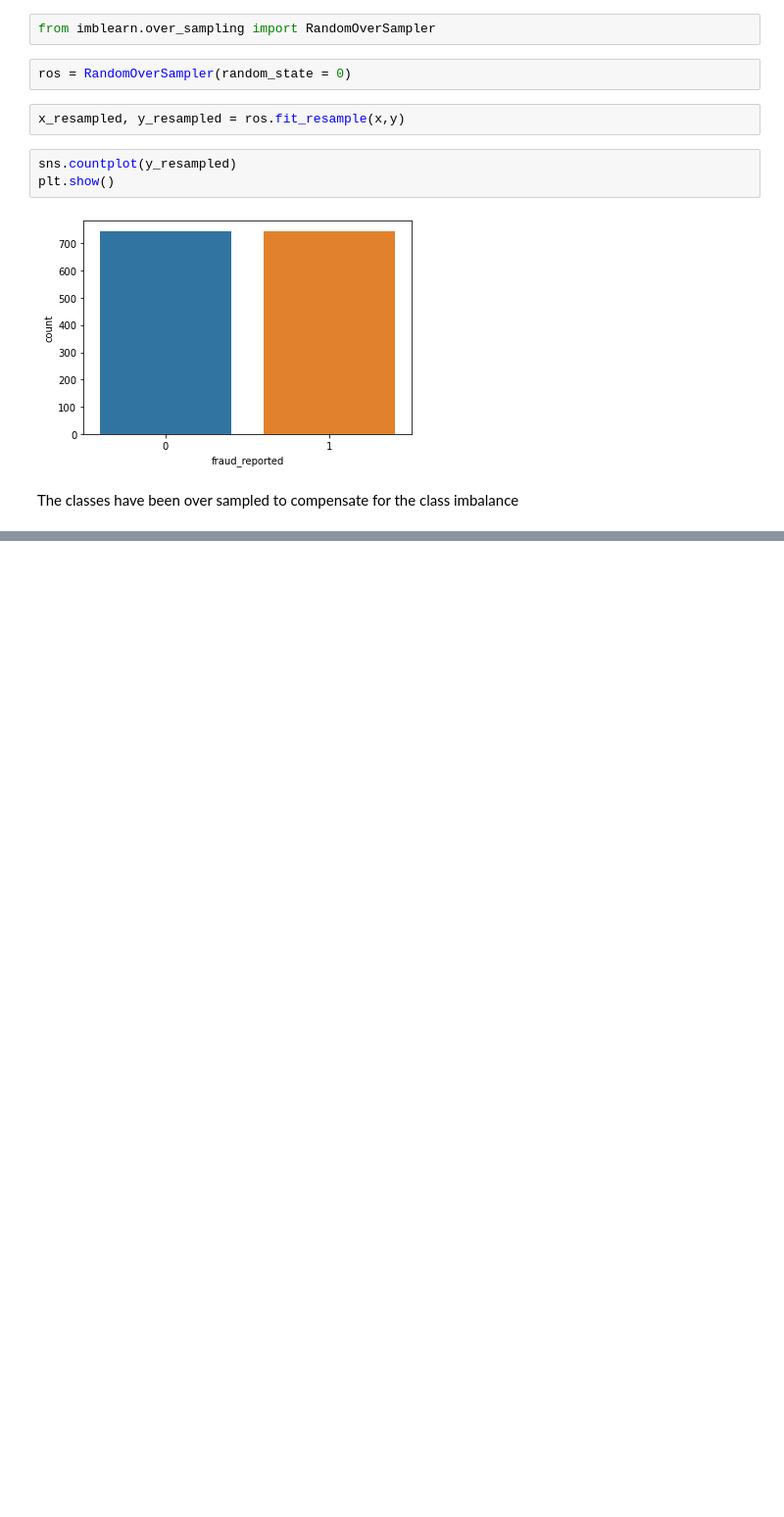
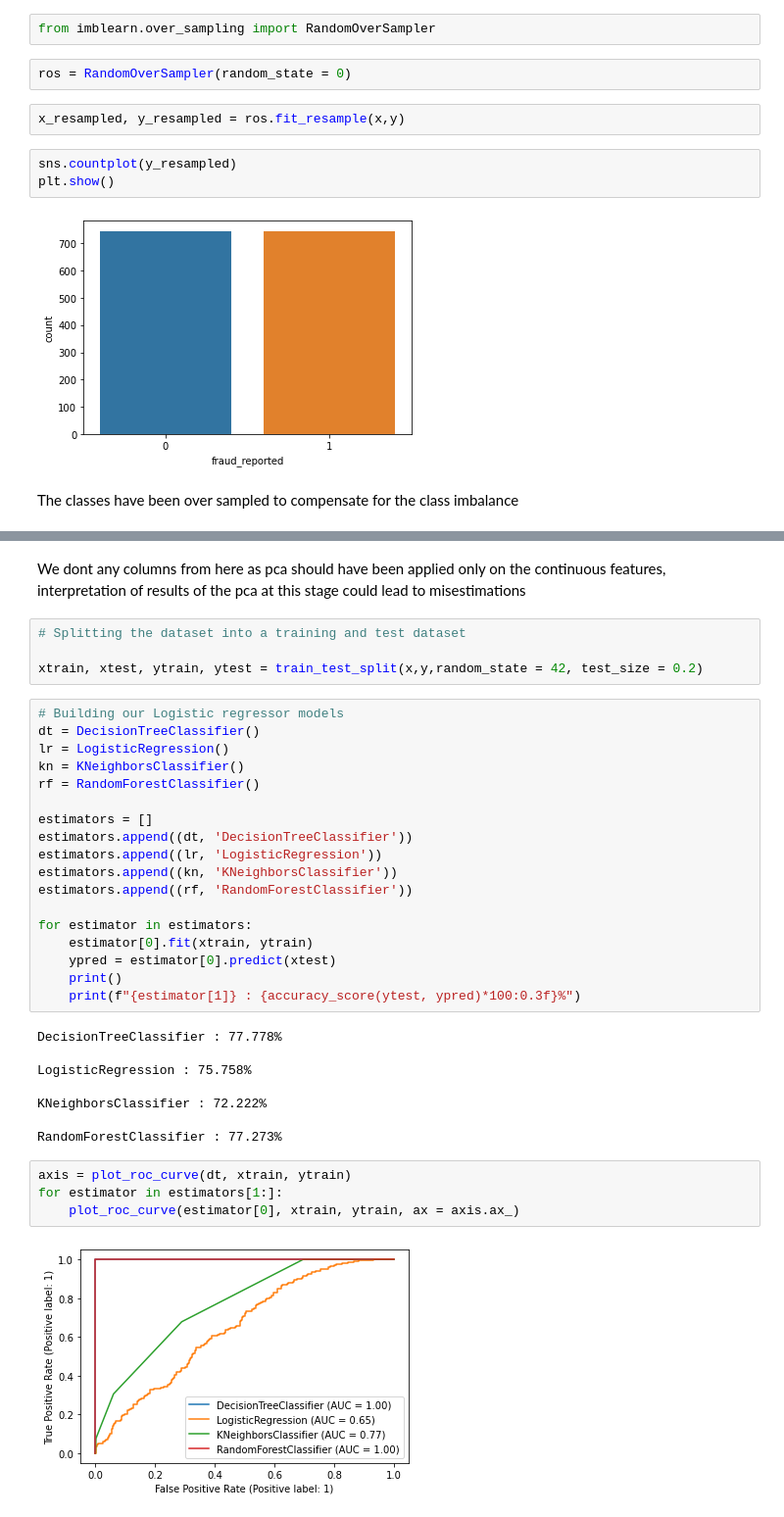
Before and after one commit to zobekenobe/DT-Evaluation-Project, a Jupyter notebook: Project 10.ipynb, the cells around one changed output, grey strips where cells are left out. Shown at 98% size. Cells and saved outputs as stored; diff of their text form; blank space fills up the shorter version.

```diff
--- a/Project 10.ipynb
+++ b/Project 10.ipynb
@@ -590,0 +640,38 @@ The classes have been over sampled to compensate for the class imbalance
+# %% [markdown]
+We dont any columns from here as pca should have been applied only on the continuous features, interpretation of results of the pca at this stage could lead to misestimations
+# %%
+# Splitting the dataset into a training and test dataset
+
+xtrain, xtest, ytrain, ytest = train_test_split(x,y,random_state = 42, test_size = 0.2)
+# %%
+# Building our Logistic regressor models
+dt = DecisionTreeClassifier()
+lr = LogisticRegression()
+kn = KNeighborsClassifier()
+rf = RandomForestClassifier()
+
+estimators = []
+estimators.append((dt, 'DecisionTreeClassifier'))
+estimators.append((lr, 'LogisticRegression'))
+estimators.append((kn, 'KNeighborsClassifier'))
+estimators.append((rf, 'RandomForestClassifier'))
+
+for estimator in estimators:
+    estimator[0].fit(xtrain, ytrain)
+    ypred = estimator[0].predict(xtest)
+    print()
+    print(f"{estimator[1]} : {accuracy_score(ytest, ypred)*100:0.3f}%")
+# %% [output]
+DecisionTreeClassifier : 77.778%
+
+LogisticRegression : 75.758%
+
+KNeighborsClassifier : 72.222%
+
+RandomForestClassifier : 77.273%
+# %%
+axis = plot_roc_curve(dt, xtrain, ytrain)
+for estimator in estimators[1:]:
+    plot_roc_curve(estimator[0], xtrain, ytrain, ax = axis.ax_)
+# %% [output]
+[figure, added]
```
Also changed, not shown: parts of 12 cells of this notebook.
